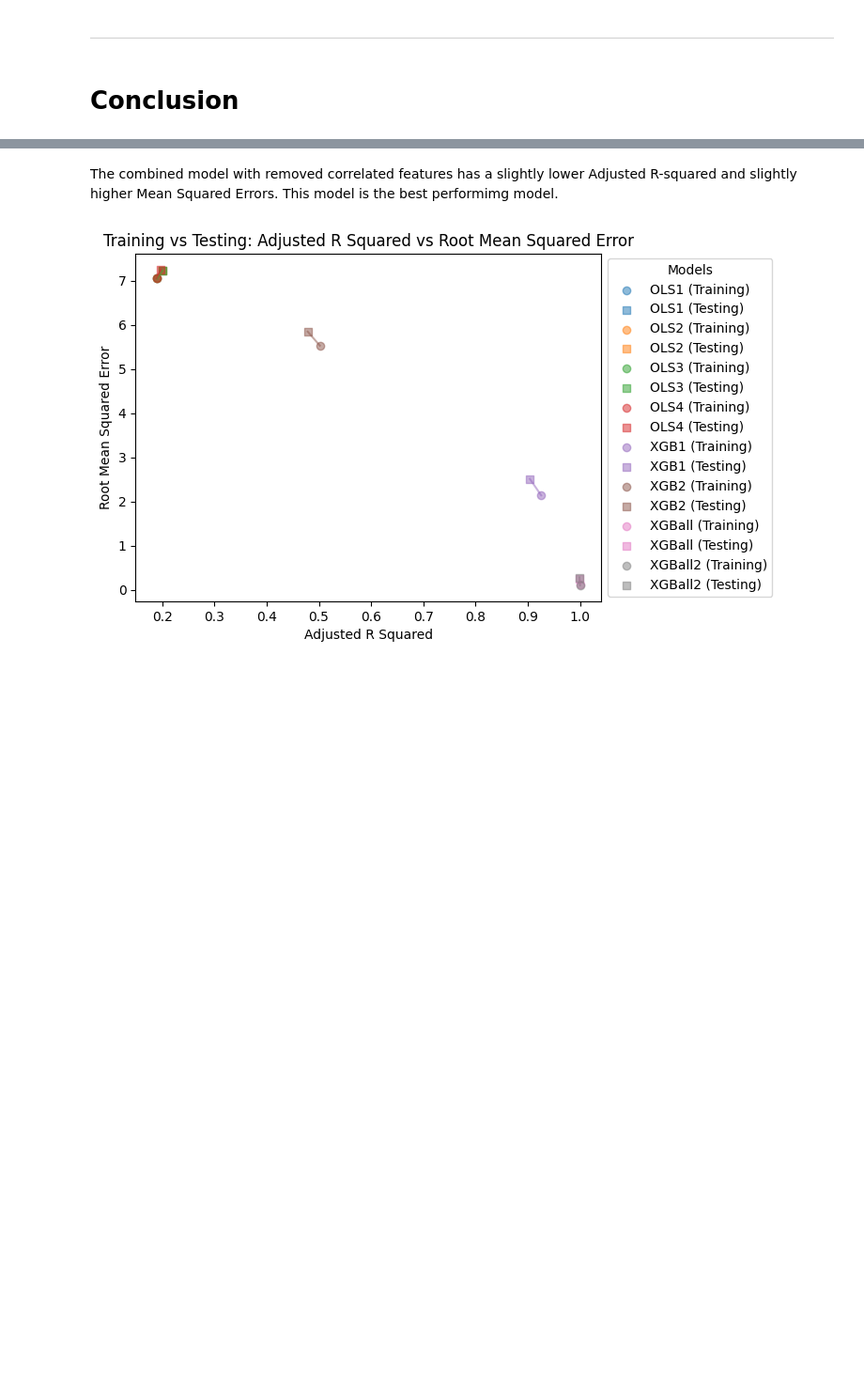
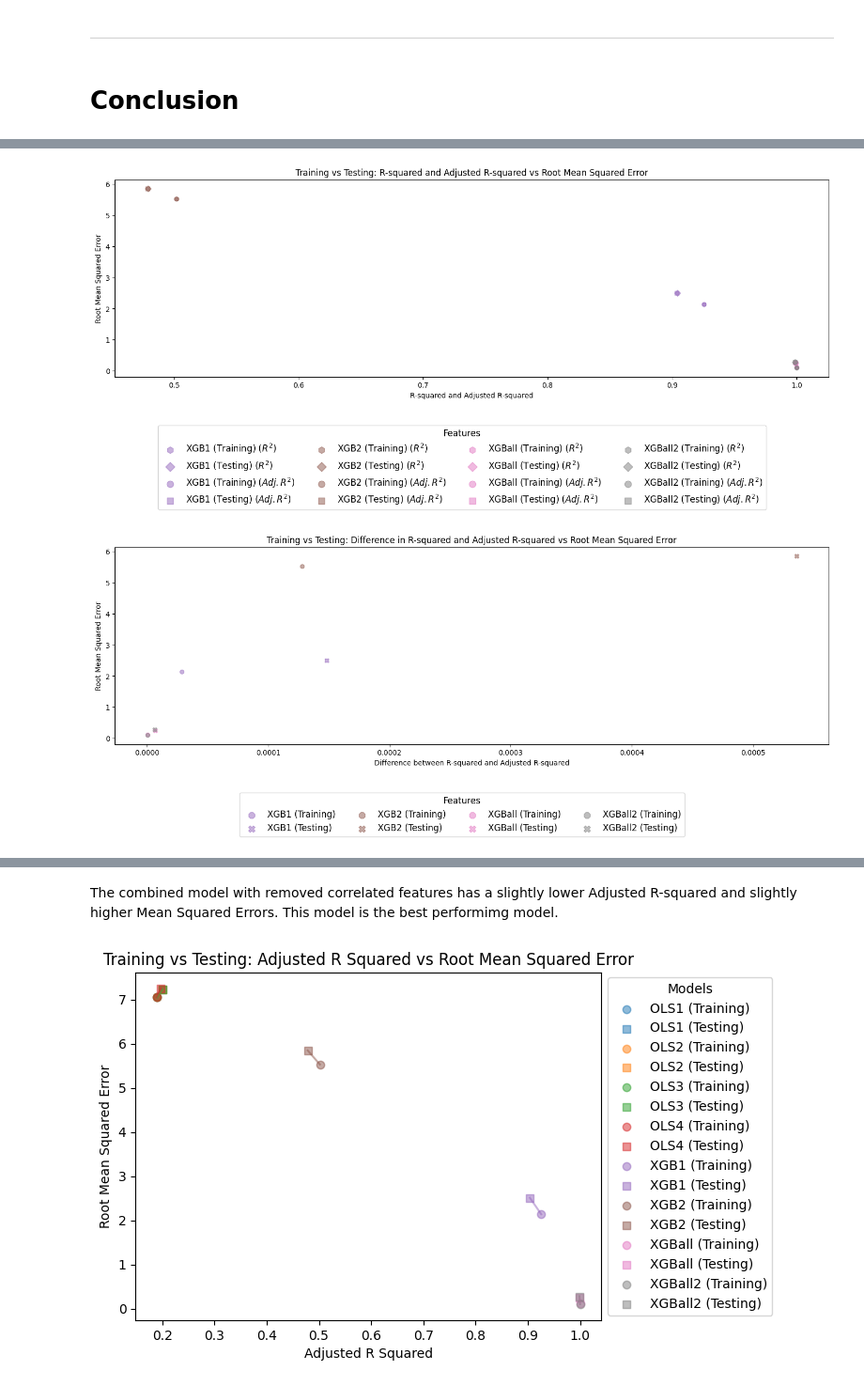
Before and after one commit to kdhahmo/Statistical-Modelling-Project, a Jupyter notebook: Revised-Approach/notebooks/model_building.ipynb, the cells around one changed output, grey strips where cells are left out. Shown at 94% size. Saved outputs shown, nothing was run; the diff lists cells and outputs as text; code cells hidden in the pictures; blank space fills up the shorter version.

```diff
--- a/Revised-Approach/notebooks/model_building.ipynb
+++ b/Revised-Approach/notebooks/model_building.ipynb
@@ -4040,0 +4041,8 @@ RMSEdifference3, ADJR2difference3 = GraphCalcs(ResultsStore.GetResults())
+# %%
+# running and saving results of only the eXtreme Gradient Boosting Models to zoom in on their comparison
+GraphCalcs(ResultsStore.GetResults(), 4, 2, 4, 1, False, ColourAdjust=4)
+# %% [output]
+[figure, added]
+[figure, added]
+[figure, added]
+[figure, added]
```
Also changed, not shown: parts of 4 cells of this notebook.
